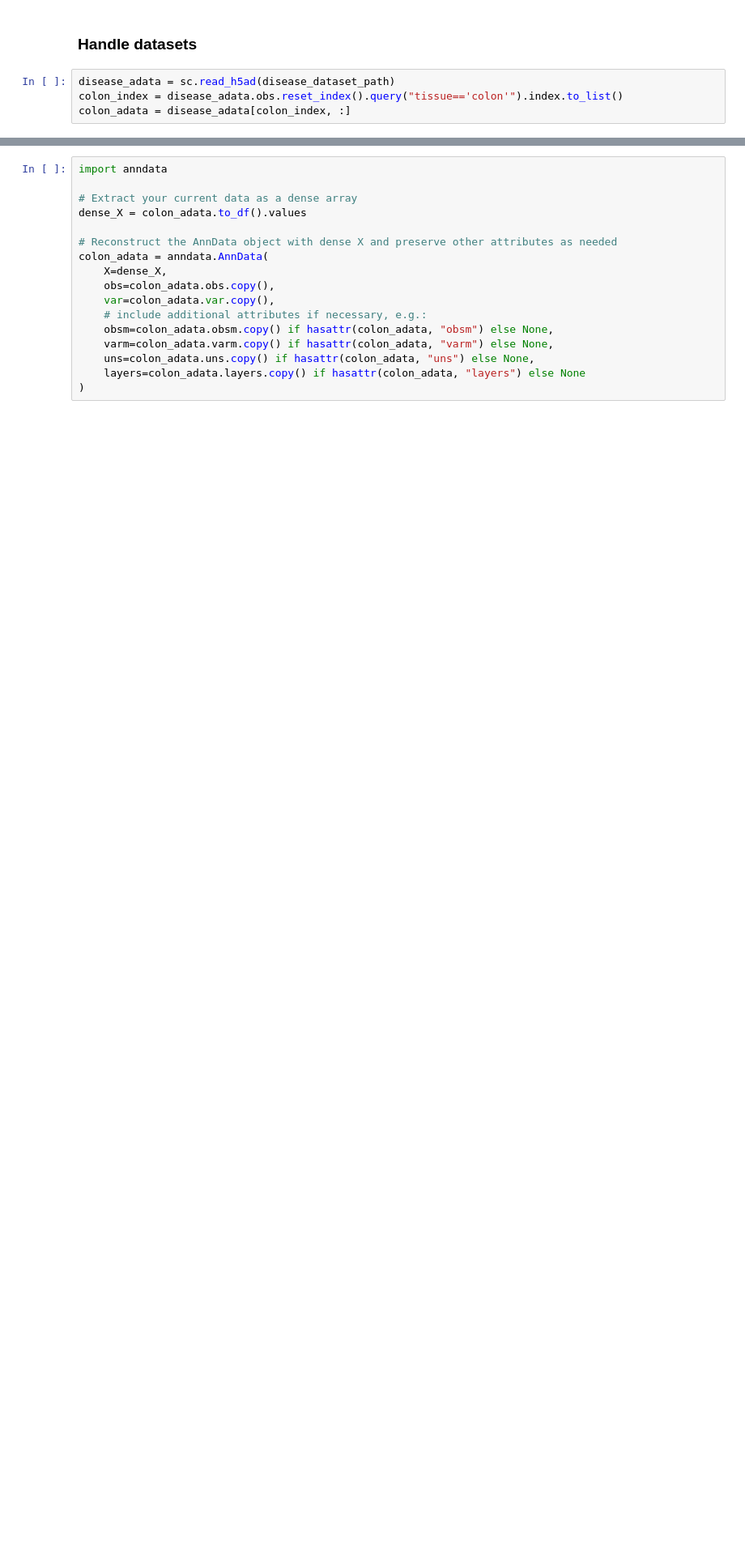
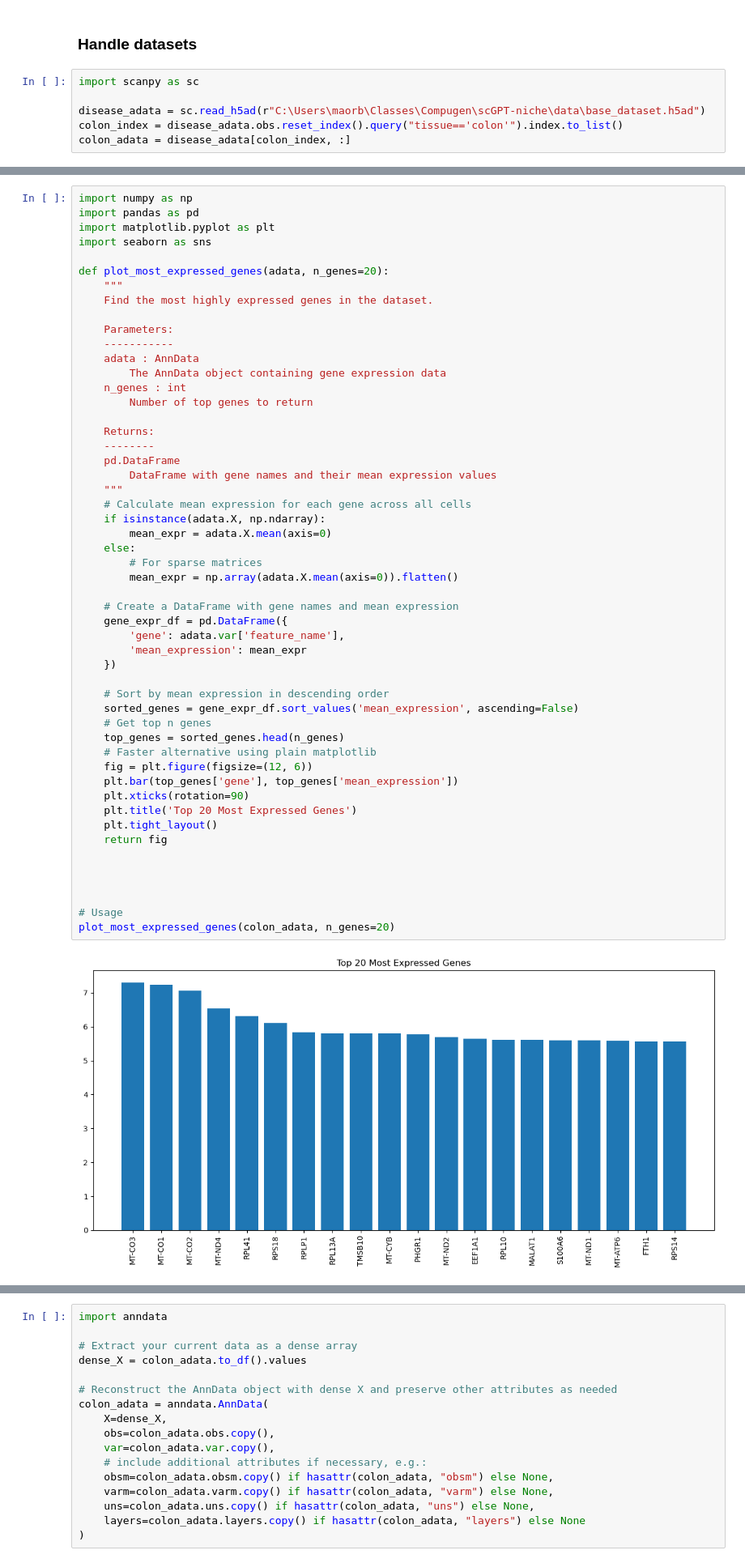
Before and after one commit to Maorb23/scGPT-niche, a Jupyter notebook: crohn_disease.ipynb, the cells around one changed output, grey strips where cells are left out. Shown at 81% size. Drawn from its saved outputs; the diff is of its cells as text; blank space fills up the shorter version.

Commit message:
Added chanfges to preprocess, plots, wandb

```diff
--- a/crohn_disease.ipynb
+++ b/crohn_disease.ipynb
@@ -102,6 +102,8 @@ def plot_umap(positive_class, negative_class, cell_types, emb, desc):
 # %% [markdown]
 ### Handle datasets
 # %%
-disease_adata = sc.read_h5ad(disease_dataset_path)
+import scanpy as sc
+
+disease_adata = sc.read_h5ad(r"C:\Users\maorb\Classes\Compugen\scGPT-niche\data\base_dataset.h5ad")
 colon_index = disease_adata.obs.reset_index().query("tissue=='colon'").index.to_list()
 colon_adata = disease_adata[colon_index, :]
@@ -107,0 +233,54 @@ colon_adata = disease_adata[colon_index, :]
+# %%
+import numpy as np
+import pandas as pd
+import matplotlib.pyplot as plt
+import seaborn as sns
+
+def plot_most_expressed_genes(adata, n_genes=20):
+    """
+    Find the most highly expressed genes in the dataset.
+
+    Parameters:
+    -----------
+    adata : AnnData
+        The AnnData object containing gene expression data
+    n_genes : int
+        Number of top genes to return
+
+    Returns:
+    --------
+    pd.DataFrame
+        DataFrame with gene names and their mean expression values
+    """
+    # Calculate mean expression for each gene across all cells
+    if isinstance(adata.X, np.ndarray):
+        mean_expr = adata.X.mean(axis=0)
+    else:
+        # For sparse matrices
+        mean_expr = np.array(adata.X.mean(axis=0)).flatten()
+
+    # Create a DataFrame with gene names and mean expression
+    gene_expr_df = pd.DataFrame({
+        'gene': adata.var['feature_name'],
+        'mean_expression': mean_expr
+    })
+
+    # Sort by mean expression in descending order
+    sorted_genes = gene_expr_df.sort_values('mean_expression', ascending=False)
+    # Get top n genes
+    top_genes = sorted_genes.head(n_genes)
+    # Faster alternative using plain matplotlib
+    fig = plt.figure(figsize=(12, 6))
+    plt.bar(top_genes['gene'], top_genes['mean_expression'])
+    plt.xticks(rotation=90)
+    plt.title('Top 20 Most Expressed Genes')
+    plt.tight_layout()
+    return fig
+
+
+
+
+# Usage
+plot_most_expressed_genes(colon_adata, n_genes=20)
+# %% [output]
+[figure, added]
```
Also changed, not shown: parts of 23 cells of this notebook, 11 other files.
